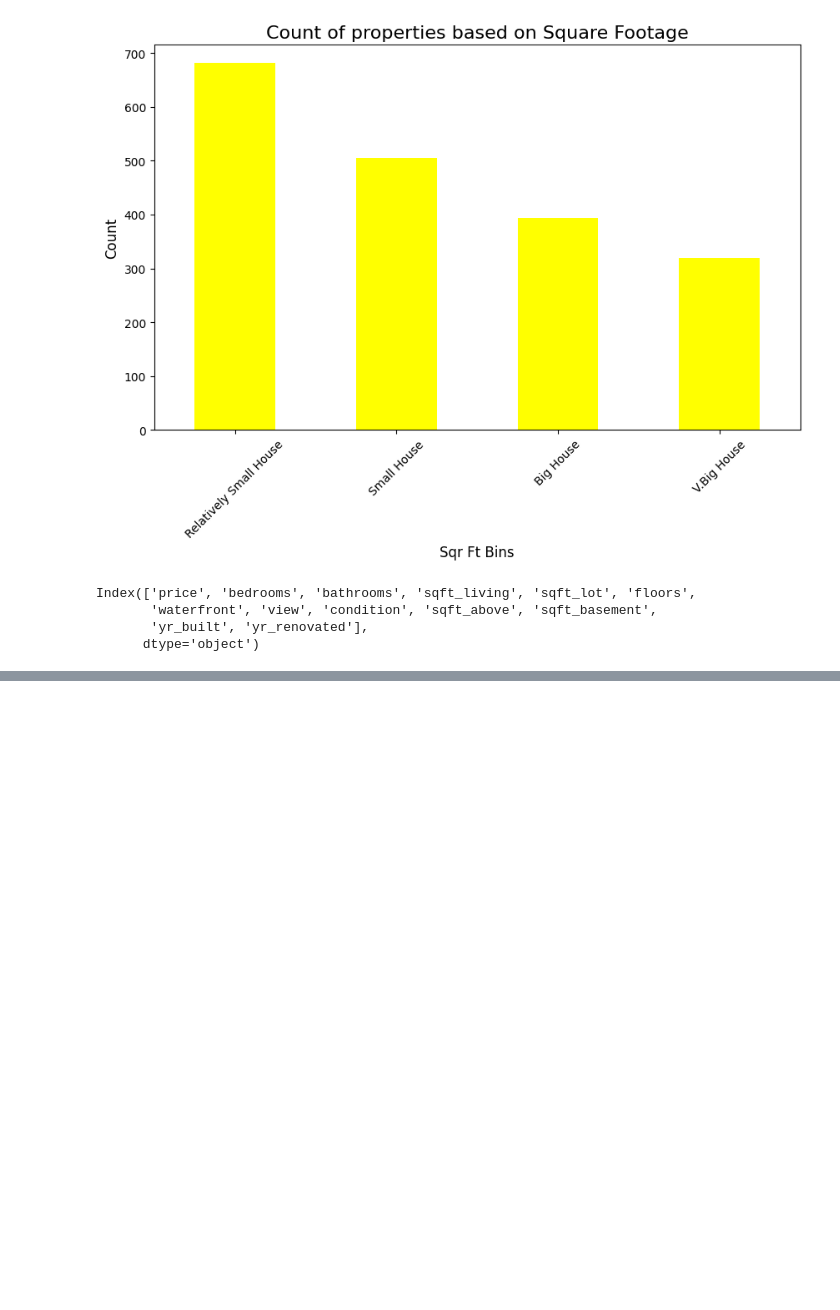
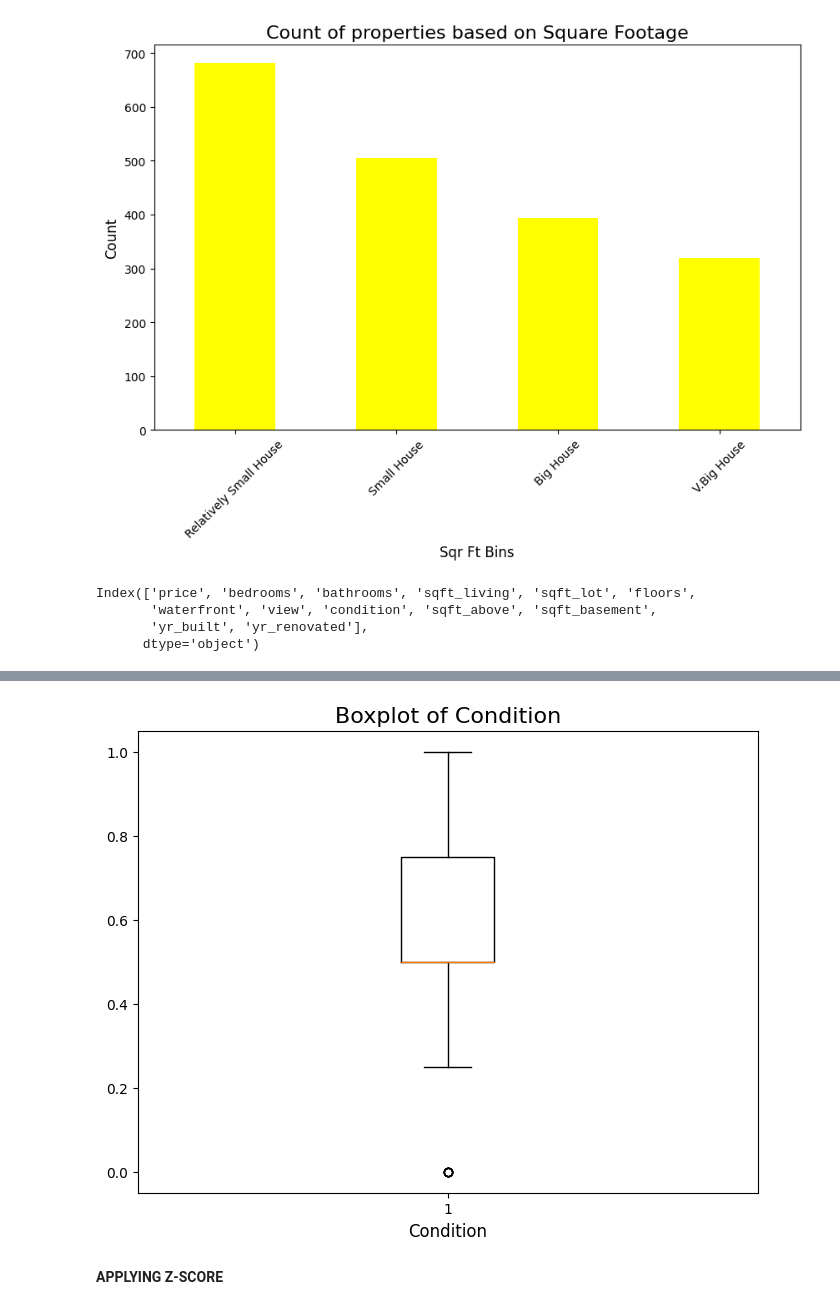
Before and after one commit to noelmt7/EX1, a Jupyter notebook: 2348538_EX1.ipynb, the cells around one changed output, grey strips where cells are left out. Drawn from its saved outputs; the diff is of its cells as text; code cells hidden in the pictures; blank space fills up the shorter version.

```diff
--- a/2348538_EX1.ipynb
+++ b/2348538_EX1.ipynb
@@ -176,0 +208,12 @@ Index(['price', 'bedrooms', 'bathrooms', 'sqft_living', 'sqft_lot', 'floors',
+# %%
+plt.figure(figsize=(8, 6))
+plt.boxplot(df1['condition'])  # vert=False to create a horizontal boxplot
+plt.title('Boxplot of Condition', fontsize=16)
+plt.xlabel('Condition', fontsize=12)
+
+# Show the plot
+plt.show()
+# %% [output]
+[figure, added]
+# %% [markdown]
+**APPLYING Z-SCORE**
```
Also changed, not shown: parts of 14 cells of this notebook.
